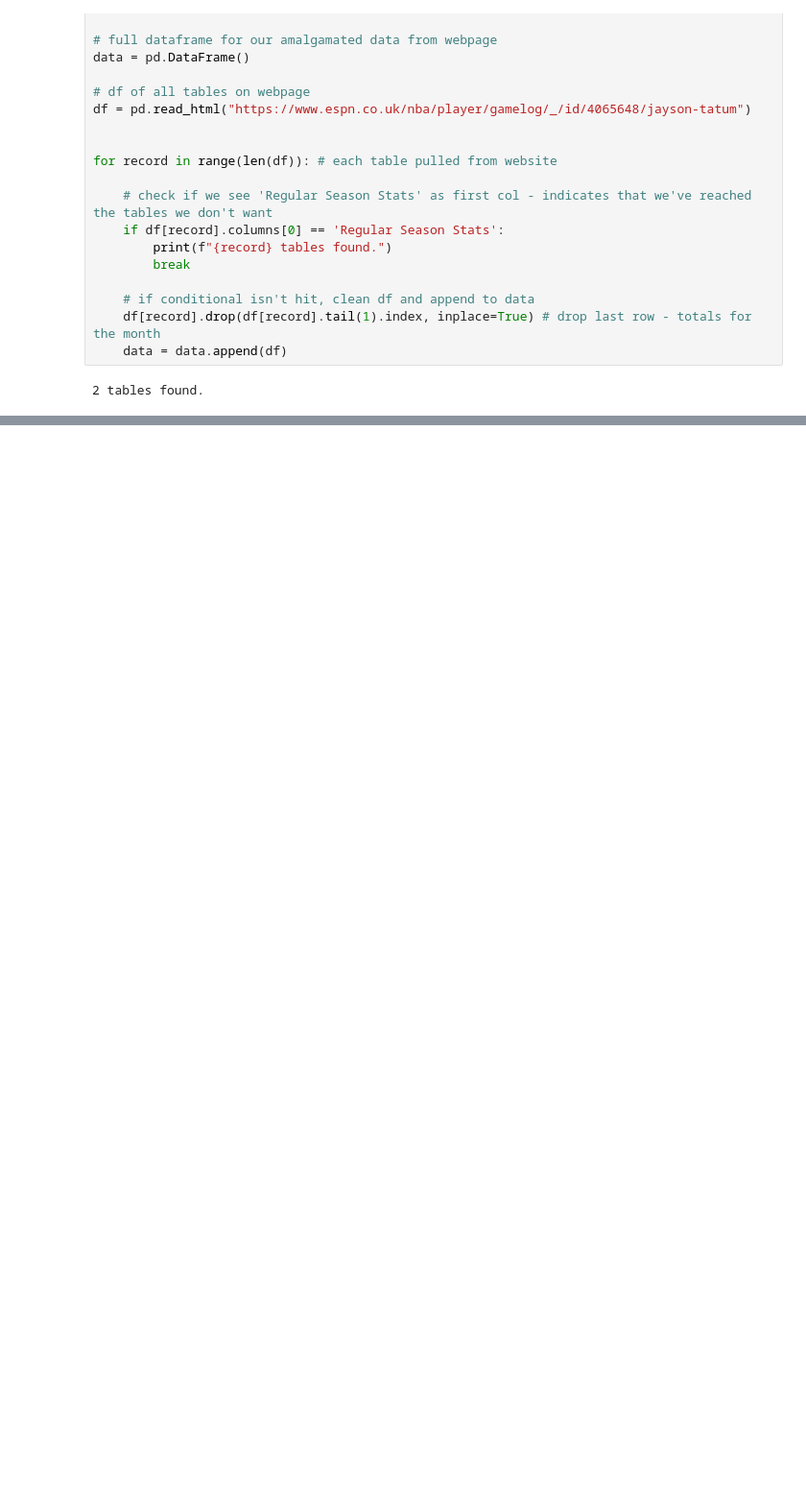
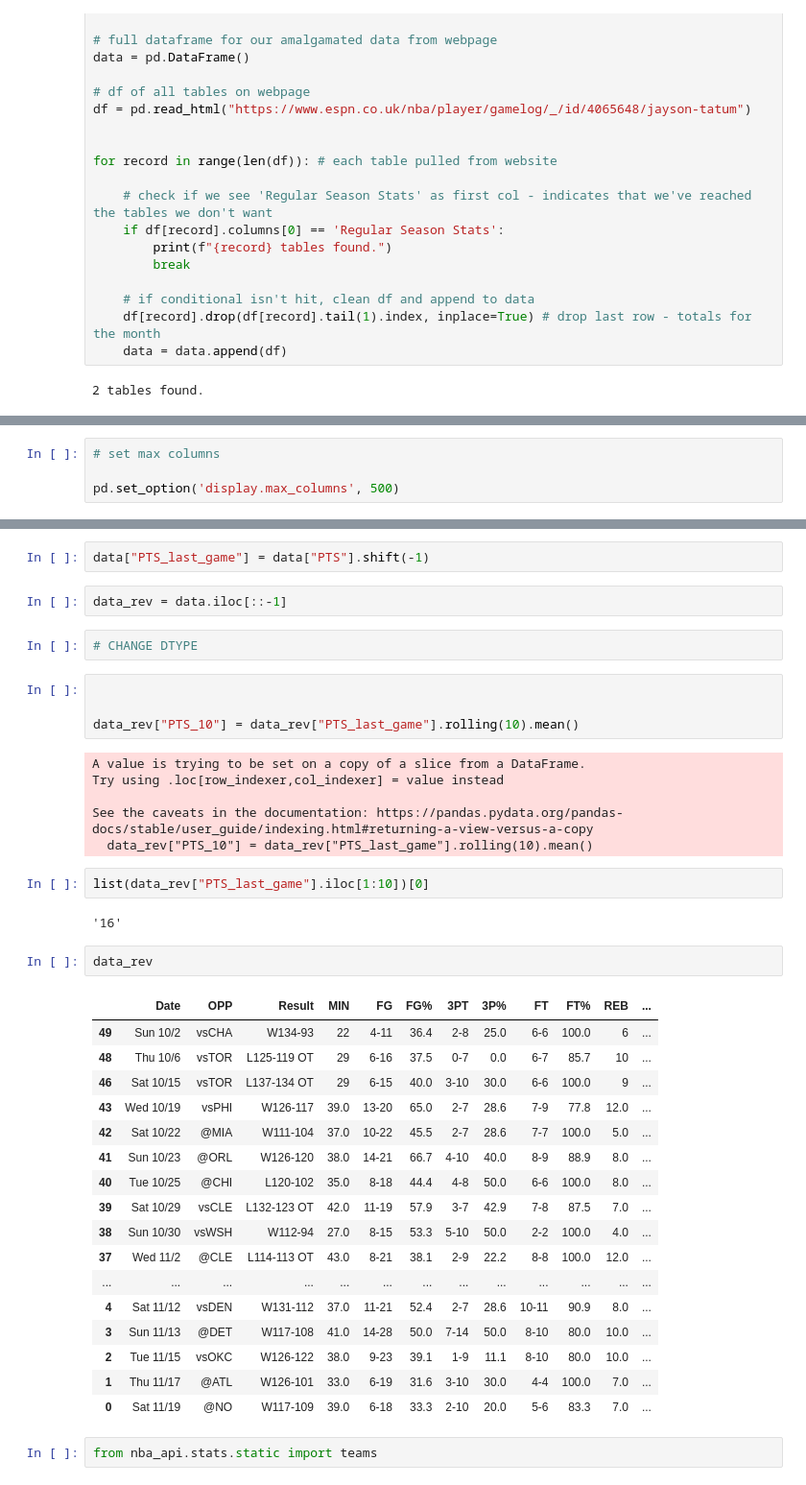
Before and after one commit to abzdel/FastAPI-on-AWS, a Jupyter notebook: model/train.ipynb, the cells around one changed output, grey strips where cells are left out. Shown at 96% size. Saved outputs shown, nothing was run; the diff lists cells and outputs as text; blank space fills up the shorter version.

```diff
--- a/model/train.ipynb
+++ b/model/train.ipynb
@@ -93,0 +42,4 @@ data
+# %%
+# set max columns
+
+pd.set_option('display.max_columns', 500)
@@ -93,0 +51,42 @@ data
+# %%
+data["PTS_last_game"] = data["PTS"].shift(-1)
+# %%
+data_rev = data.iloc[::-1]
+# %%
+# CHANGE DTYPE
+# %%
+
+
+data_rev["PTS_10"] = data_rev["PTS_last_game"].rolling(10).mean()
+# %% [output]
+A value is trying to be set on a copy of a slice from a DataFrame.
+Try using .loc[row_indexer,col_indexer] = value instead
+
+See the caveats in the documentation: https://pandas.pydata.org/pandas-docs/stable/user_guide/indexing.html#returning-a-view-versus-a-copy
+  data_rev["PTS_10"] = data_rev["PTS_last_game"].rolling(10).mean()
+# %%
+list(data_rev["PTS_last_game"].iloc[1:10])[0]
+# %% [output]
+'16'
+# %%
+data_rev
+# %% [output]
+|  | Date | OPP | Result | MIN | FG | FG% | 3PT | 3P% | FT | FT% | REB | ... |
+| 49 | Sun 10/2 | vsCHA | W134-93 | 22 | 4-11 | 36.4 | 2-8 | 25.0 | 6-6 | 100.0 | 6 | ... |
+| 48 | Thu 10/6 | vsTOR | L125-119 OT | 29 | 6-16 | 37.5 | 0-7 | 0.0 | 6-7 | 85.7 | 10 | ... |
+| 46 | Sat 10/15 | vsTOR | L137-134 OT | 29 | 6-15 | 40.0 | 3-10 | 30.0 | 6-6 | 100.0 | 9 | ... |
+| 43 | Wed 10/19 | vsPHI | W126-117 | 39.0 | 13-20 | 65.0 | 2-7 | 28.6 | 7-9 | 77.8 | 12.0 | ... |
+| 42 | Sat 10/22 | @MIA | W111-104 | 37.0 | 10-22 | 45.5 | 2-7 | 28.6 | 7-7 | 100.0 | 5.0 | ... |
+| 41 | Sun 10/23 | @ORL | W126-120 | 38.0 | 14-21 | 66.7 | 4-10 | 40.0 | 8-9 | 88.9 | 8.0 | ... |
+| 40 | Tue 10/25 | @CHI | L120-102 | 35.0 | 8-18 | 44.4 | 4-8 | 50.0 | 6-6 | 100.0 | 8.0 | ... |
+| 39 | Sat 10/29 | vsCLE | L132-123 OT | 42.0 | 11-19 | 57.9 | 3-7 | 42.9 | 7-8 | 87.5 | 7.0 | ... |
+| 38 | Sun 10/30 | vsWSH | W112-94 | 27.0 | 8-15 | 53.3 | 5-10 | 50.0 | 2-2 | 100.0 | 4.0 | ... |
+| 37 | Wed 11/2 | @CLE | L114-113 OT | 43.0 | 8-21 | 38.1 | 2-9 | 22.2 | 8-8 | 100.0 | 12.0 | ... |
+| ... | ... | ... | ... | ... | ... | ... | ... | ... | ... | ... | ... | ... |
+| 4 | Sat 11/12 | vsDEN | W131-112 | 37.0 | 11-21 | 52.4 | 2-7 | 28.6 | 10-11 | 90.9 | 8.0 | ... |
+| 3 | Sun 11/13 | @DET | W117-108 | 41.0 | 14-28 | 50.0 | 7-14 | 50.0 | 8-10 | 80.0 | 10.0 | ... |
+| 2 | Tue 11/15 | vsOKC | W126-122 | 38.0 | 9-23 | 39.1 | 1-9 | 11.1 | 8-10 | 80.0 | 10.0 | ... |
+| 1 | Thu 11/17 | @ATL | W126-101 | 33.0 | 6-19 | 31.6 | 3-10 | 30.0 | 4-4 | 100.0 | 7.0 | ... |
+| 0 | Sat 11/19 | @NO | W117-109 | 39.0 | 6-18 | 33.3 | 2-10 | 20.0 | 5-6 | 83.3 | 7.0 | ... |
+# %%
+from nba_api.stats.static import teams
```
Also changed, not shown: parts of 27 cells of this notebook, 2 other files.
